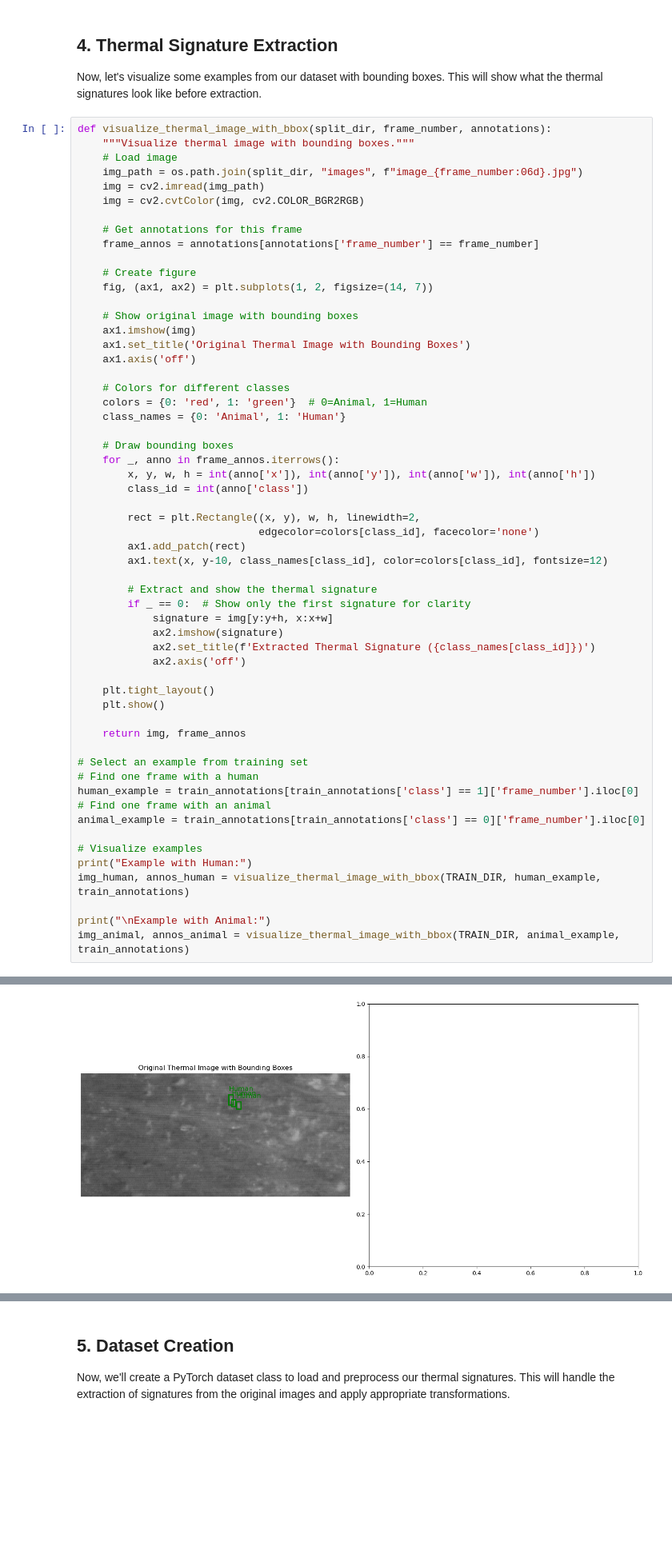
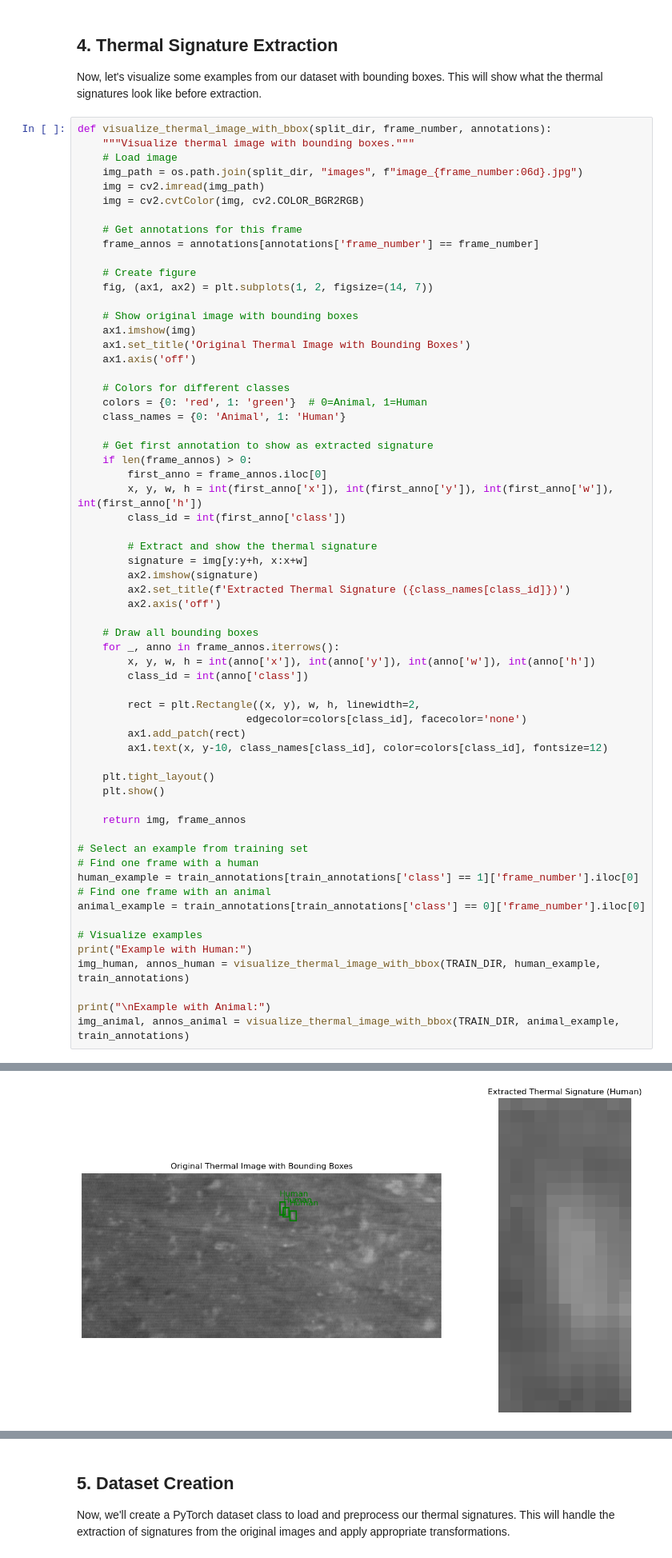
Before and after one commit to Seb7421/Thermal-Signature-Classification, a Jupyter notebook: thermal_signature_classification.ipynb, the cells around one changed output, grey strips where cells are left out. Shown at 80% size. Saved outputs shown, nothing was run; the diff lists cells and outputs as text; blank space fills up the shorter version.

```diff
--- a/thermal_signature_classification.ipynb
+++ b/thermal_signature_classification.ipynb
@@ -238,43 +261,48 @@ def visualize_thermal_image_with_bbox(split_dir, frame_number, annotations):
     colors = {0: 'red', 1: 'green'}  # 0=Animal, 1=Human
     class_names = {0: 'Animal', 1: 'Human'}
 
-    # Draw bounding boxes
+    # Get first annotation to show as extracted signature
+    if len(frame_annos) > 0:
+        first_anno = frame_annos.iloc[0]
+        x, y, w, h = int(first_anno['x']), int(first_anno['y']), int(first_anno['w']), int(first_anno['h'])
+        class_id = int(first_anno['class'])
+
+        # Extract and show the thermal signature
+        signature = img[y:y+h, x:x+w]
+        ax2.imshow(signature)
+        ax2.set_title(f'Extracted Thermal Signature ({class_names[class_id]})')
+        ax2.axis('off')
+
+    # Draw all bounding boxes
     for _, anno in frame_annos.iterrows():
         x, y, w, h = int(anno['x']), int(anno['y']), int(anno['w']), int(anno['h'])
         class_id = int(anno['class'])
 
         rect = plt.Rectangle((x, y), w, h, linewidth=2,
-                             edgecolor=colors[class_id], facecolor='none')
+                           edgecolor=colors[class_id], facecolor='none')
         ax1.add_patch(rect)
         ax1.text(x, y-10, class_names[class_id], color=colors[class_id], fontsize=12)
-
-        # Extract and show the thermal signature
-        if _ == 0:  # Show only the first signature for clarity
-            signature = img[y:y+h, x:x+w]
-            ax2.imshow(signature)
-            ax2.set_title(f'Extracted Thermal Signature ({class_names[class_id]})')
-            ax2.axis('off')
 
     plt.tight_layout()
     plt.show()
 
     return img, frame_annos
 
 # Select an example from training set
 # Find one frame with a human
 human_example = train_annotations[train_annotations['class'] == 1]['frame_number'].iloc[0]
 # Find one frame with an animal
 animal_example = train_annotations[train_annotations['class'] == 0]['frame_number'].iloc[0]
 
 # Visualize examples
 print("Example with Human:")
 img_human, annos_human = visualize_thermal_image_with_bbox(TRAIN_DIR, human_example, train_annotations)
 
 print("\nExample with Animal:")
 img_animal, annos_animal = visualize_thermal_image_with_bbox(TRAIN_DIR, animal_example, train_annotations)
 # %% [output]
 Example with Human:
-[figure, old version]
+[figure, new version]
 Example with Animal:
 [figure]
 # %% [markdown]
```
Also changed, not shown: parts of 50 cells of this notebook.
